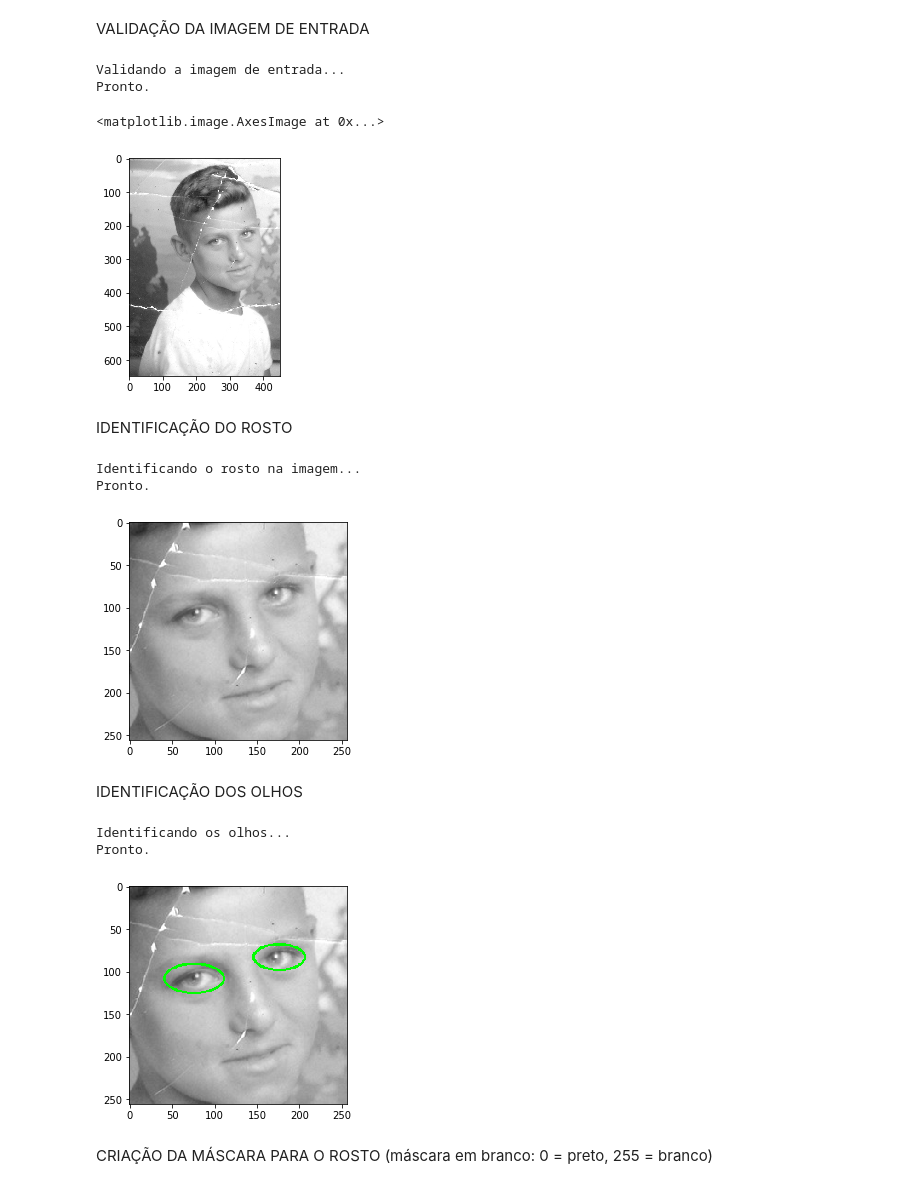
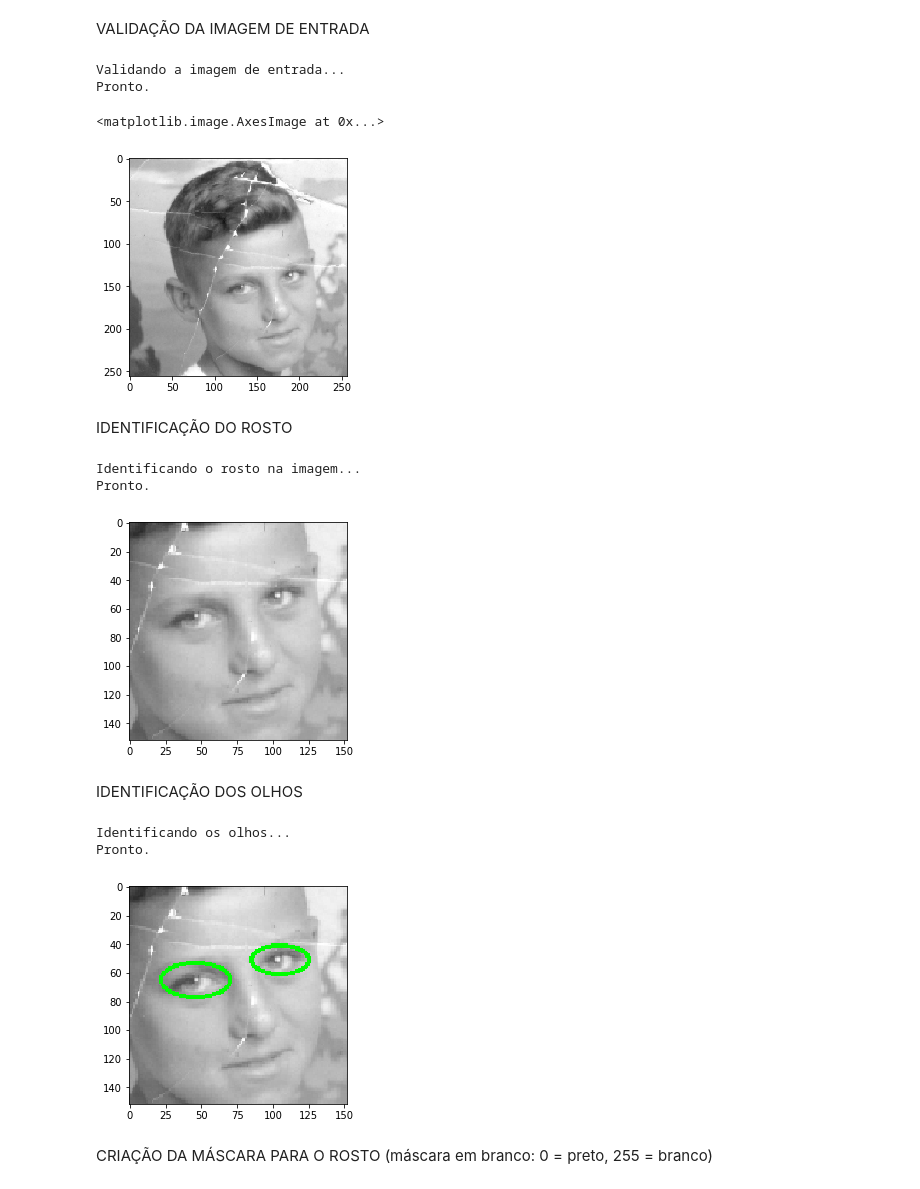
Before and after one commit to izabel-ferrari/projeto-formatura-poli, a Jupyter notebook: Inpaint.ipynb, the cells around one changed output. Cells and saved outputs as stored; diff of their text form; code cells hidden in the pictures.

Commit message:
remove resizing of face

```diff
--- a/Inpaint.ipynb
+++ b/Inpaint.ipynb
@@ -2,7 +2,7 @@
 IMAGEM A SER RESTAURADA
 # %%
 # Imagem de entrada
-FULL_IMG_NAME = 'img_0_original.jpg'
+FULL_IMG_NAME = 'img_0.jpg'
 # %% [markdown]
 IMPORTS
 # %%
@@ -60,7 +60,7 @@ plt.imshow(image)
 Validando a imagem de entrada...
 Pronto.
 <matplotlib.image.AxesImage at 0x...>
-[figure, old version]
+[figure, new version]
 # %% [markdown]
 IDENTIFICAÇÃO DO ROSTO
 # %%
@@ -73,35 +73,35 @@ except:
     x = 0
     y = 0
     h, w, p = image.shape
 
     if w != h:
         min_size = min(w,h)
         if w == min_size:
             y = int(y + (h-w)/2)
             h = w
         elif h == min_size:
             x = int(x + (w-h)/2)
             w = h
 
 image_copy = np.copy(image)
 cv2.rectangle(image_copy, (x,y), (x+w,y+h), (255,0,0), 10)
 plt.imshow(image_copy)
 
 # Corte do rosto
 image_cropped = image[y:y+h, x:x+w]
 #     cv2.imwrite(CROP_FILEPATH, cv2.cvtColor(image_cropped, cv2.COLOR_BGR2RGB))
 #     plt.imshow(image_cropped)
 
 # Redimensionamento do rosto
-face = utils.resize_face(w, h, image_cropped)
+face = image_cropped
 cv2.imwrite(FACE_FILEPATH, cv2.cvtColor(face, cv2.COLOR_BGR2RGB))
 plt.imshow(face)
 
 utils.print_done()
 # %% [output]
 Identificando o rosto na imagem...
 Pronto.
-[figure, old version]
+[figure, new version]
 # %% [markdown]
 IDENTIFICAÇÃO DOS OLHOS
 # %%
@@ -117,7 +117,7 @@ utils.print_done()
 # %% [output]
 Identificando os olhos...
 Pronto.
-[figure, old version]
+[figure, new version]
 # %% [markdown]
 CRIAÇÃO DA MÁSCARA PARA O ROSTO (máscara em branco: 0 = preto, 255 = branco)
 # %%
```
Also changed, not shown: parts of 6 cells of this notebook, 2 other files.
